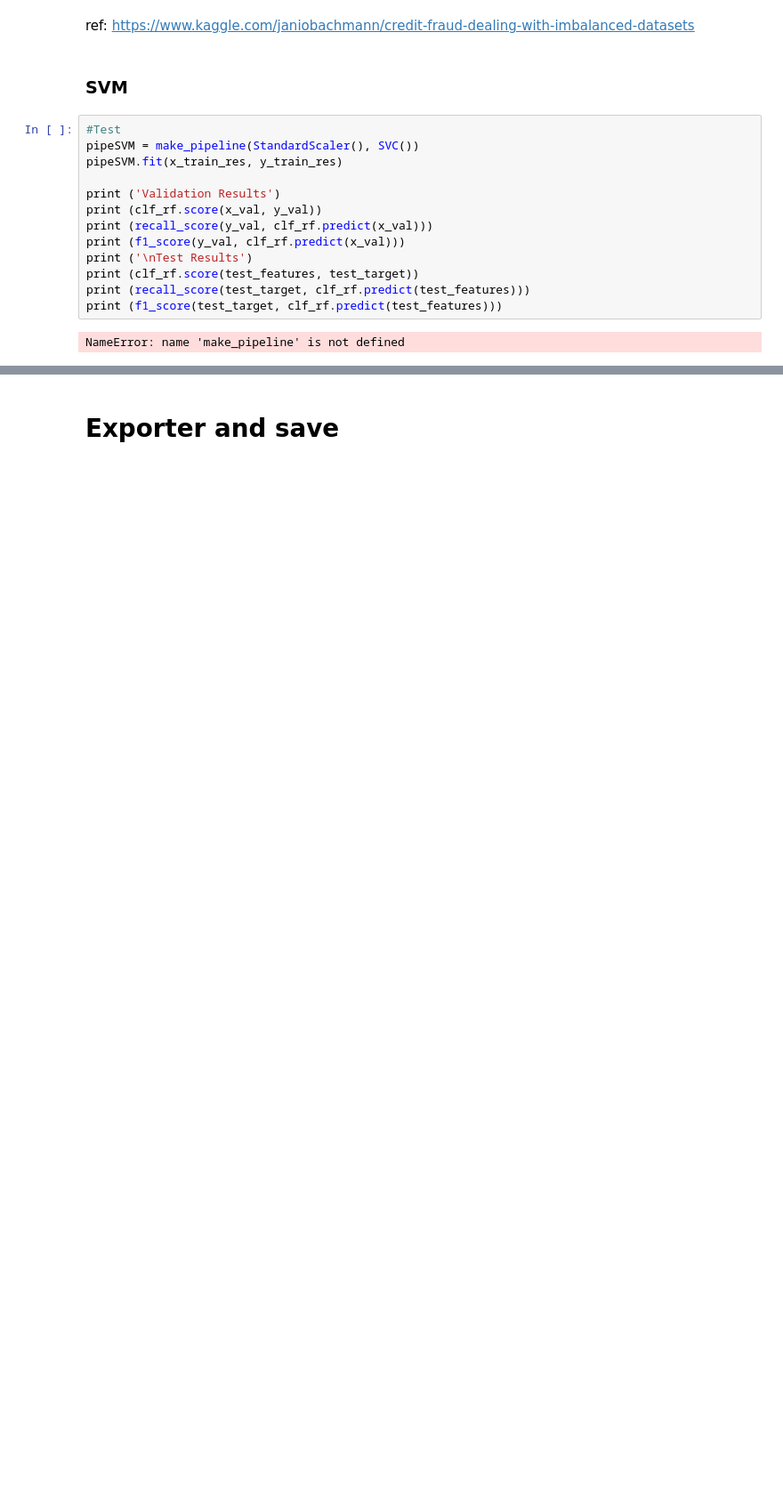
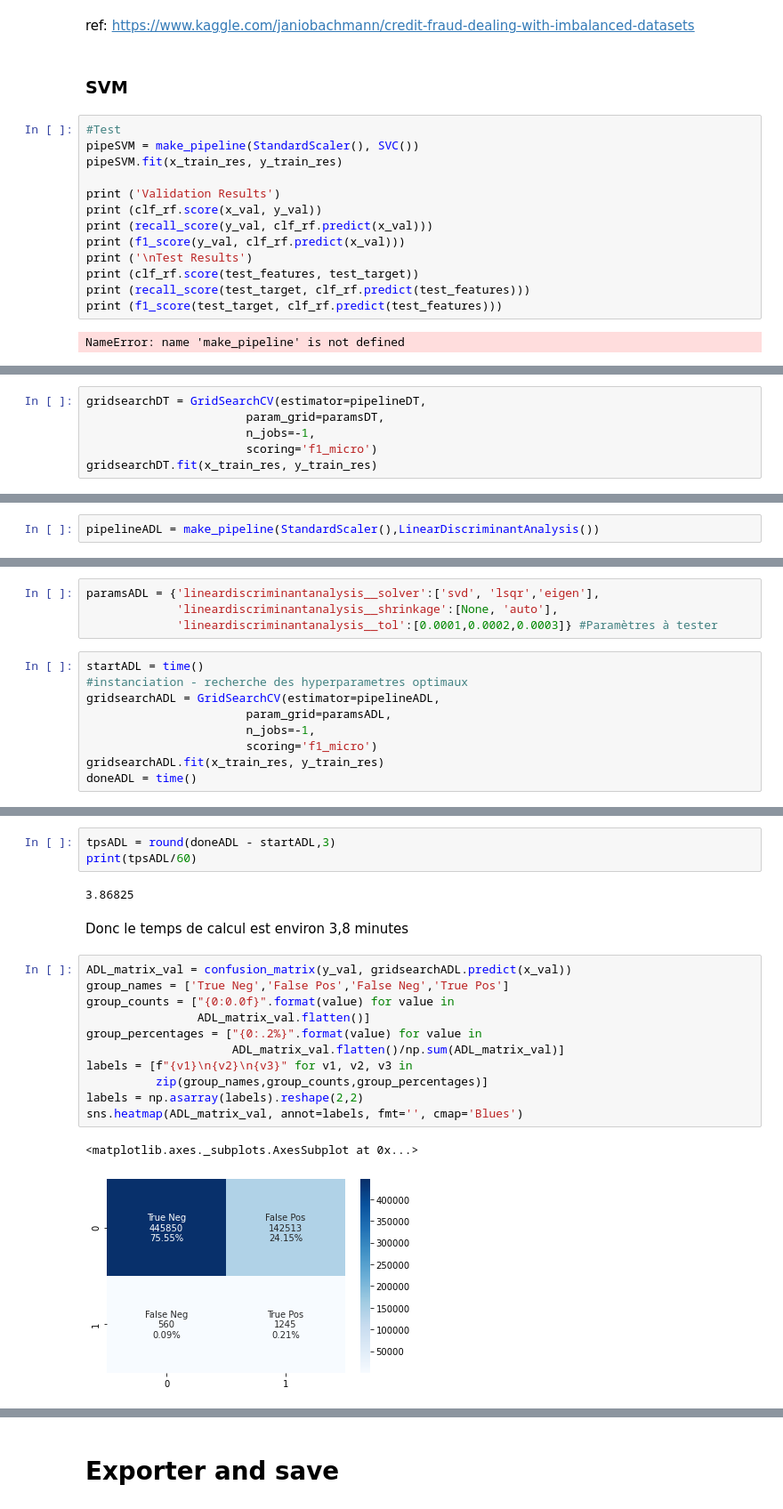
Before and after one commit to hoangkhanh2510/Fraud, a Jupyter notebook: BIG DATA.ipynb, the cells around one changed output, grey strips where cells are left out. Shown at 89% size. Drawn from its saved outputs; the diff is of its cells as text; blank space fills up the shorter version.

```diff
--- a/BIG DATA.ipynb
+++ b/BIG DATA.ipynb
@@ -421,0 +542,6 @@ NameError: name 'make_pipeline' is not defined
+# %%
+gridsearchDT = GridSearchCV(estimator=pipelineDT,
+                       param_grid=paramsDT,
+                       n_jobs=-1,
+                       scoring='f1_micro')
+gridsearchDT.fit(x_train_res, y_train_res)
@@ -421,0 +584,2 @@ NameError: name 'make_pipeline' is not defined
+# %%
+pipelineADL = make_pipeline(StandardScaler(),LinearDiscriminantAnalysis())
@@ -421,0 +605,13 @@ NameError: name 'make_pipeline' is not defined
+# %%
+paramsADL = {'lineardiscriminantanalysis__solver':['svd', 'lsqr','eigen'],
+             'lineardiscriminantanalysis__shrinkage':[None, 'auto'],
+             'lineardiscriminantanalysis__tol':[0.0001,0.0002,0.0003]} #Paramètres à tester
+# %%
+startADL = time()
+#instanciation - recherche des hyperparametres optimaux
+gridsearchADL = GridSearchCV(estimator=pipelineADL,
+                       param_grid=paramsADL,
+                       n_jobs=-1,
+                       scoring='f1_micro')
+gridsearchADL.fit(x_train_res, y_train_res)
+doneADL = time()
@@ -421,0 +622,21 @@ NameError: name 'make_pipeline' is not defined
+# %%
+tpsADL = round(doneADL - startADL,3)
+print(tpsADL/60)
+# %% [output]
+3.86825
+# %% [markdown]
+Donc le temps de calcul est environ 3,8 minutes
+# %%
+ADL_matrix_val = confusion_matrix(y_val, gridsearchADL.predict(x_val))
+group_names = ['True Neg','False Pos','False Neg','True Pos']
+group_counts = ["{0:0.0f}".format(value) for value in
+                ADL_matrix_val.flatten()]
+group_percentages = ["{0:.2%}".format(value) for value in
+                     ADL_matrix_val.flatten()/np.sum(ADL_matrix_val)]
+labels = [f"{v1}\n{v2}\n{v3}" for v1, v2, v3 in
+          zip(group_names,group_counts,group_percentages)]
+labels = np.asarray(labels).reshape(2,2)
+sns.heatmap(ADL_matrix_val, annot=labels, fmt='', cmap='Blues')
+# %% [output]
+<matplotlib.axes._subplots.AxesSubplot at 0x...>
+[figure, added]
```
Also changed, not shown: parts of 54 cells of this notebook.
